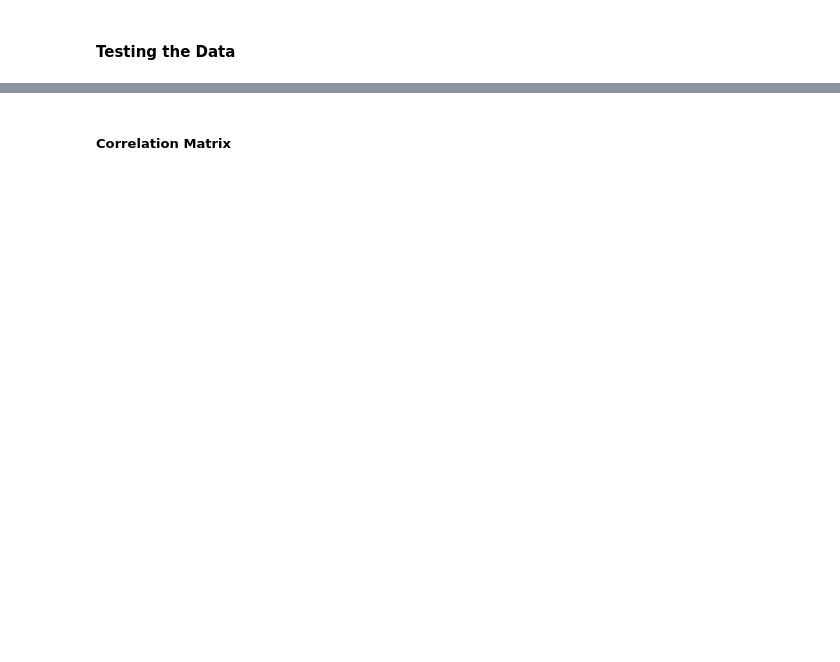
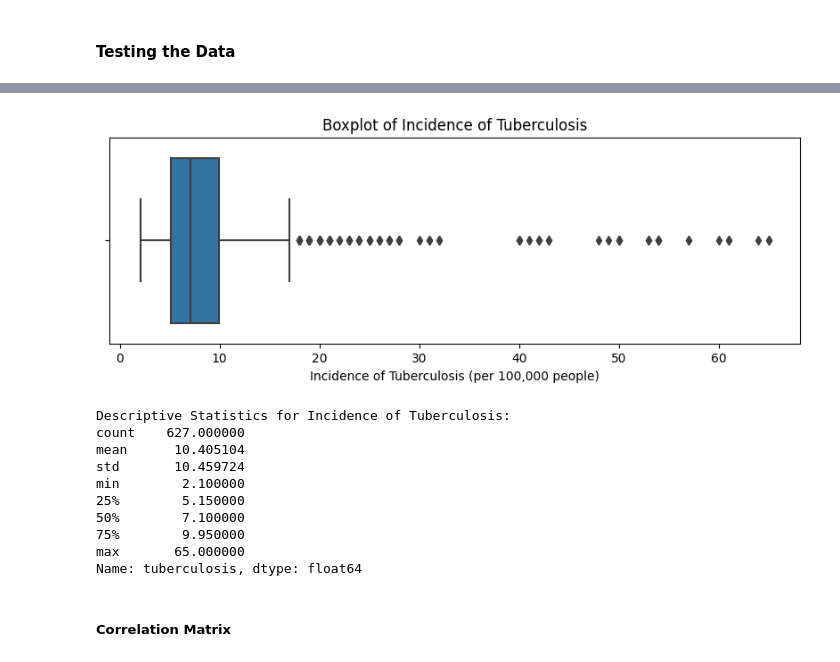
Before and after one commit to Gralerfics/SLDS_Project_OpenStudy, a Jupyter notebook: src/main.ipynb, the cells around one changed output, grey strips where cells are left out. Cells and saved outputs as stored; diff of their text form; code cells hidden in the pictures; blank space fills up the shorter version.

```diff
--- a/src/main.ipynb
+++ b/src/main.ipynb
@@ -169,3 +194,26 @@ mortality_f    0.949953     0.899631     1.000000
+# %%
+descriptive_stats = dataset_train['tuberculosis'].describe()
+
+plt.figure(figsize = (10, 3))
+sns.boxplot(x = dataset_train['tuberculosis']) # , color = 'lightseagreen')
+plt.title('Boxplot of Incidence of Tuberculosis')
+plt.xlabel('Incidence of Tuberculosis (per 100,000 people)')
+plt.show()
+
+print("Descriptive Statistics for Incidence of Tuberculosis:")
+print(descriptive_stats)
+# %% [output]
+[figure, added]
+Descriptive Statistics for Incidence of Tuberculosis:
+count    627.000000
+mean      10.405104
+std       10.459724
+min        2.100000
+25%        5.150000
+50%        7.100000
+75%        9.950000
+max       65.000000
+Name: tuberculosis, dtype: float64
 # %% [markdown]
 ##### Correlation Matrix
 # %%
```
Also changed, not shown: parts of 7 cells of this notebook, 9 other files.
